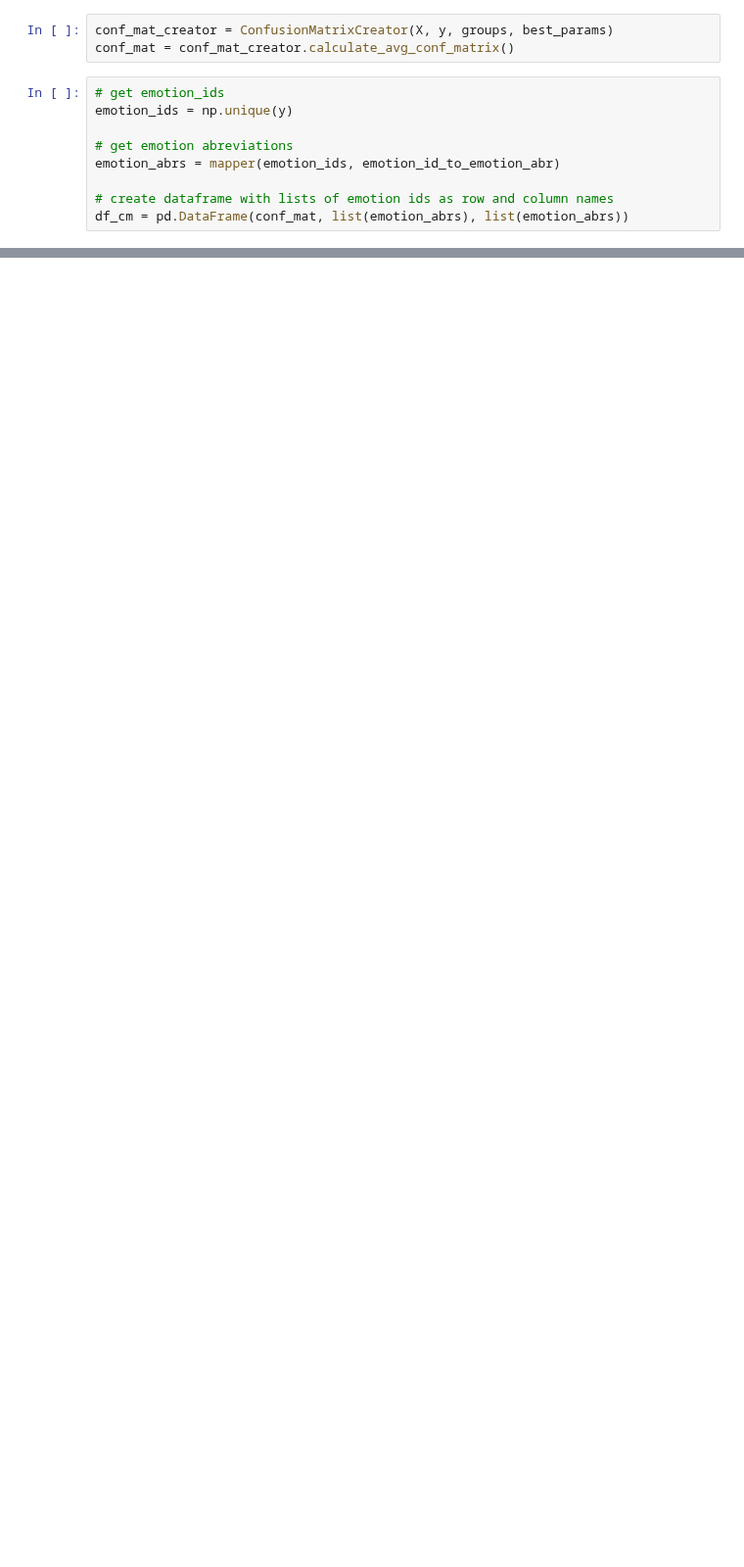
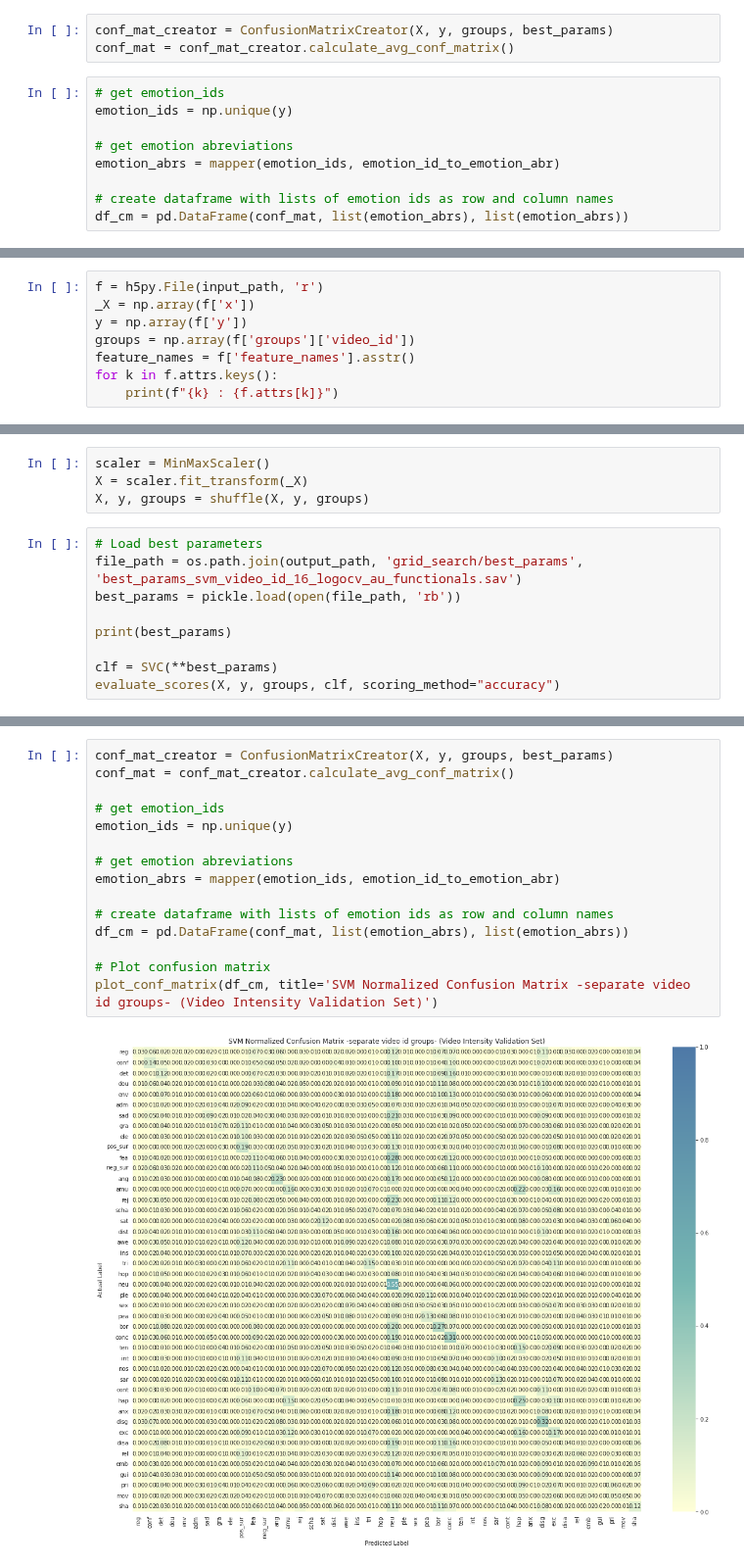
Before and after one commit to timlac/quan-machine-learning, a Jupyter notebook: notebooks/functionals/supervised_learning/video_svm.ipynb, the cells around one changed output, grey strips where cells are left out. Shown at 98% size. Drawn from its saved outputs; the diff is of its cells as text; blank space fills up the shorter version.

```diff
--- a/notebooks/functionals/supervised_learning/video_svm.ipynb
+++ b/notebooks/functionals/supervised_learning/video_svm.ipynb
@@ -129,0 +130,8 @@ plot_conf_matrix(df_cm, title='SVM Normalized Confusion Matrix (Video Intensity
+# %%
+f = h5py.File(input_path, 'r')
+_X = np.array(f['x'])
+y = np.array(f['y'])
+groups = np.array(f['groups']['video_id'])
+feature_names = f['feature_names'].asstr()
+for k in f.attrs.keys():
+    print(f"{k} : {f.attrs[k]}")
@@ -129,0 +156,13 @@ plot_conf_matrix(df_cm, title='SVM Normalized Confusion Matrix (Video Intensity
+# %%
+scaler = MinMaxScaler()
+X = scaler.fit_transform(_X)
+X, y, groups = shuffle(X, y, groups)
+# %%
+# Load best parameters
+file_path = os.path.join(output_path, 'grid_search/best_params', 'best_params_svm_video_id_16_logocv_au_functionals.sav')
+best_params = pickle.load(open(file_path, 'rb'))
+
+print(best_params)
+
+clf = SVC(**best_params)
+evaluate_scores(X, y, groups, clf, scoring_method="accuracy")
@@ -129,0 +178,17 @@ plot_conf_matrix(df_cm, title='SVM Normalized Confusion Matrix (Video Intensity
+# %%
+conf_mat_creator = ConfusionMatrixCreator(X, y, groups, best_params)
+conf_mat = conf_mat_creator.calculate_avg_conf_matrix()
+
+# get emotion_ids
+emotion_ids = np.unique(y)
+
+# get emotion abreviations
+emotion_abrs = mapper(emotion_ids, emotion_id_to_emotion_abr)
+
+# create dataframe with lists of emotion ids as row and column names
+df_cm = pd.DataFrame(conf_mat, list(emotion_abrs), list(emotion_abrs))
+
+# Plot confusion matrix
+plot_conf_matrix(df_cm, title='SVM Normalized Confusion Matrix -separate video id groups- (Video Intensity Validation Set)')
+# %% [output]
+[figure, added]
```
Also changed, not shown: parts of 12 cells of this notebook, 6 other files.
